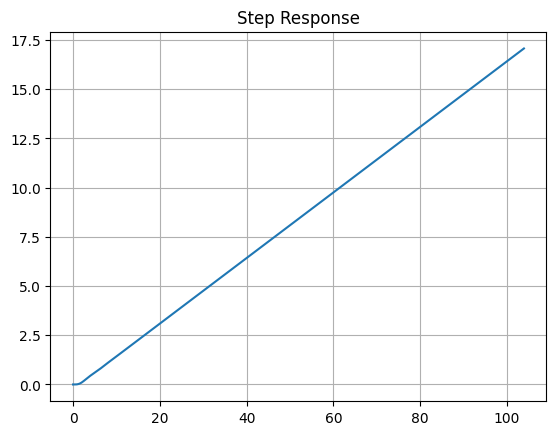
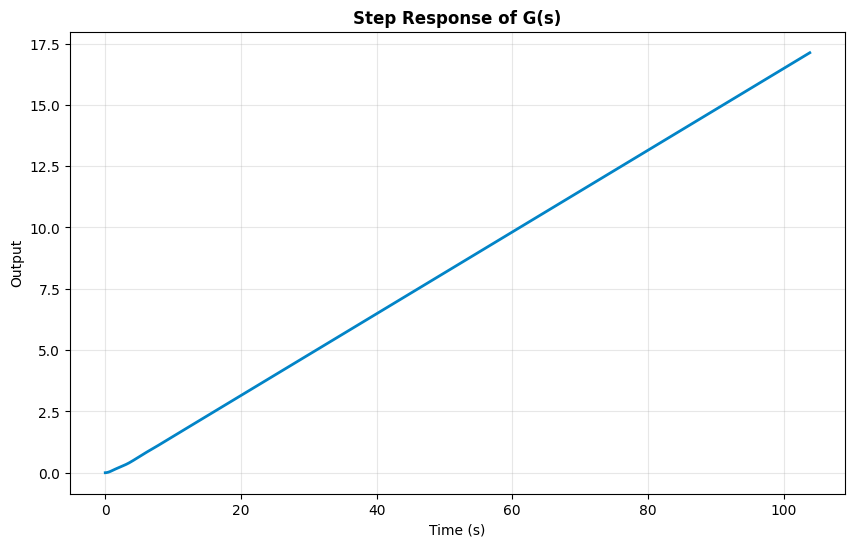
The change to this notebook cell's code, shown as a diff; its figure went from the first image to the second:
--- before
+++ after
@@ -1,26 +1,33 @@
 import control as ctrl
 import matplotlib.pyplot as plt
+import numpy as np
 
-# Define the transfer function G(s)
-num = [3]
+# Define Transfer Function G(s) = (2s^2 + s + 3) / (8s^4 + 12s^3 + 26s^2 + 18s)
+num = [2, 1, 3]
 den = [8, 12, 26, 18, 0]
 G = ctrl.TransferFunction(num, den)
 
-# Compute poles and zeros
+# Display Transfer Function
+print(f"Transfer Function: G(s) = {G}")
+
+# Determine Poles and Zeros
 poles = ctrl.poles(G)
 zeros = ctrl.zeros(G)
+print(f"Poles: {poles}")
+print(f"Zeros: {zeros}")
 
-print("Poles:", poles)
-print("Zeros:", zeros)
+# Generate Step Response Plot
+t, y = ctrl.step_response(G)
+plt.figure(figsize=(10, 6))
+plt.plot(t, y, color='#0284c7', linewidth=2)
+plt.title('Step Response of G(s)', fontweight='bold')
+plt.xlabel('Time (s)')
+plt.ylabel('Output')
+plt.grid(True, alpha=0.3)
+plt.show()
 
-# Step Response Visualization
-t, y = ctrl.step_response(G)
-plt.figure()
-plt.plot(t, y)
-plt.title('Step Response')
-plt.grid(True)
-
-# Pole-Zero Map Visualization
-plt.figure()
+# Generate Pole-Zero Map
+plt.figure(figsize=(6, 6))
 ctrl.pzmap(G, grid=True)
-plt.title('Pole-Zero Map')
+plt.title('Pole-Zero Map of G(s)')
+plt.show()

Commit: Updated Midterms Problem3